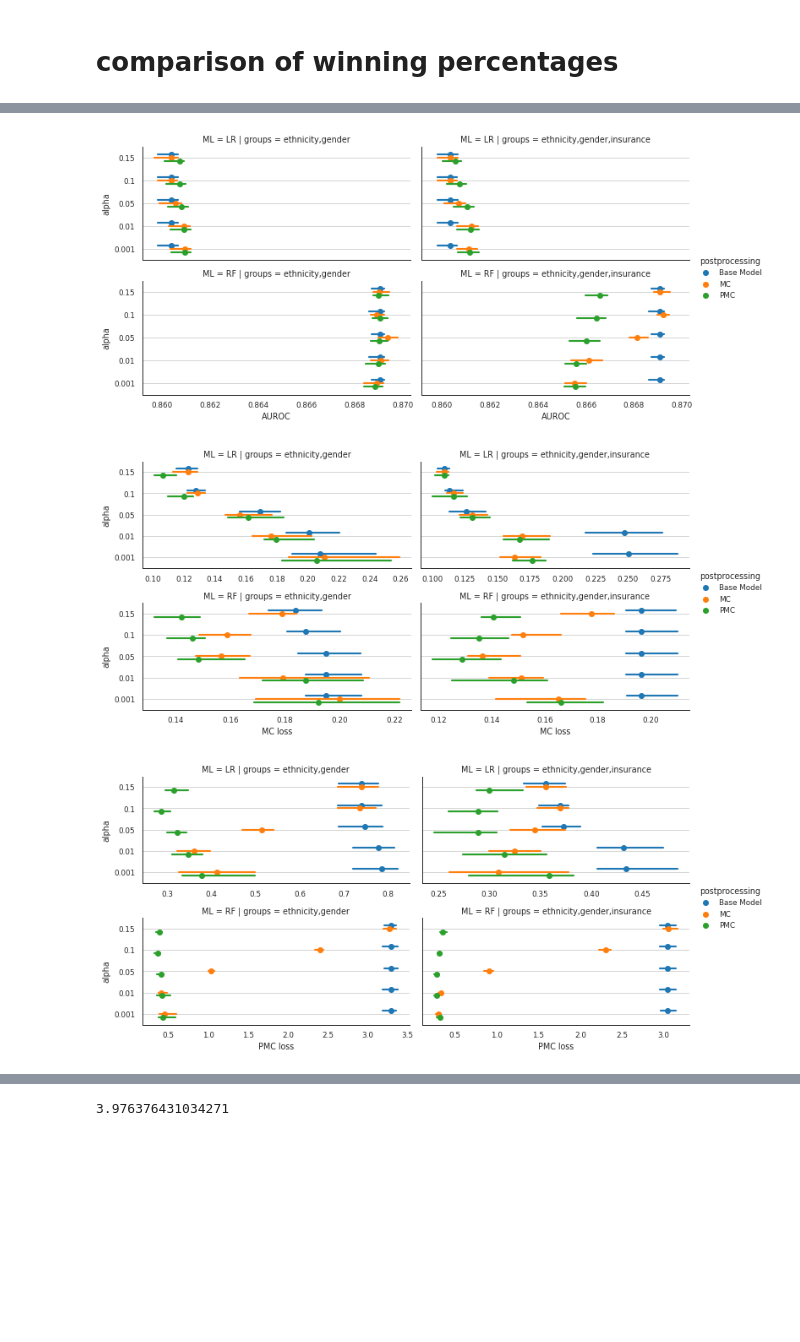
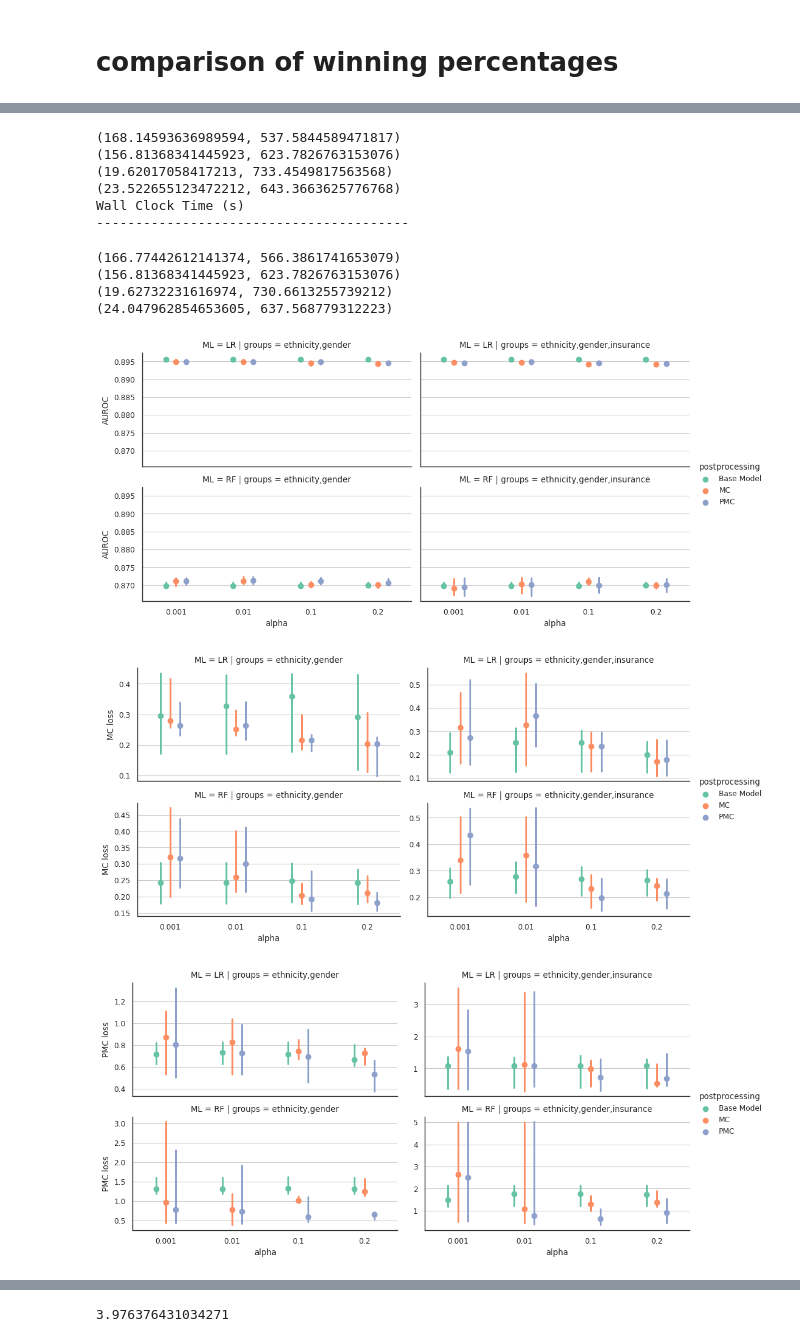
Before and after one commit to cavalab/proportional-multicalibration, a Jupyter notebook: notebooks/postprocess_MIMIC_experiment.ipynb, the cells around one changed output, grey strips where cells are left out. Drawn from its saved outputs; the diff is of its cells as text; code cells hidden in the pictures; blank space fills up the shorter version.

Commit message:
postprocessing upates, updates to experiment

```diff
--- a/notebooks/postprocess_MIMIC_experiment.ipynb
+++ b/notebooks/postprocess_MIMIC_experiment.ipynb
@@ -55,16 +60,21 @@ df_results['ML'] = df_results['algorithm'].apply(lambda x: x.split('_pmc')[0].sp
 df_results['postprocessing'] = df_results['algorithm'].apply(lambda x: 'MC-CV' if '_mc_cv' in x else x)
 df_results['postprocessing'] = df_results['postprocessing'].apply(lambda x: 'MC' if '_mc' in x else x)
 df_results['postprocessing'] = df_results['postprocessing'].apply(lambda x: 'PMC-CV' if '_pmc_cv' in x else x)
+df_results['postprocessing'] = df_results['postprocessing'].apply(lambda x: 'PMC-log' if '_pmc_log' in x else x)
 df_results['postprocessing'] = df_results['postprocessing'].apply(lambda x: 'PMC' if '_pmc' in x else x)
-df_results['postprocessing'] = df_results['postprocessing'].apply(lambda x: 'Base Model' if not x in ['MC','PMC','MC-CV','PMC-CV'] else x)
+df_results['postprocessing'] = df_results['postprocessing'].apply(
+    lambda x: 'Base Model' if 'MC' not in x else x
+)
 df_results.loc[df_results['ML']=='lr_cv','ML'] = 'LR'
 
 df_results['Wall Clock Time (s)'] = df_results['time_time']
+if 'n_updates' in df_results.columns:
+    df_results['# of Updates'] = df_results['n_updates']
 
 df_results['groups'] = df_results['groups'].apply(lambda x: ','.join(x) if isinstance(x,list) else x)
 # df_results = df_results.loc[df_results.n_bins==10]
-df_results = df_results.loc[df_results.groups!='ethnicity,gender,anchor_year_group']
-df_results = df_results.loc[df_results.gamma==0.05]
-df_results = df_results.loc[df_results.rho==0.001]
+# df_results = df_results.loc[df_results.groups!='ethnicity,gender,anchor_year_group']
+# df_results = df_results.loc[df_results.gamma==0.05]
+# df_results = df_results.loc[df_results.rho==0.001]
 df_results.groupby('algorithm')['random_state'].count()
 # %% [output]
@@ -134,7 +182,8 @@ nice_names = {
     'MC_loss_test':'MC loss',
     'PMC_loss_test':'PMC loss',
     'DC_loss_test':'DC loss',
-    'n_updates':'# of Updates'
+    'n_updates':'# of Updates',
+    '# updates':'# of Updates'
 }
 nice_levels = {
     'algorithm':{
@@ -298,18 +349,18 @@ def boot_med(x):
 
     return np.mean(x2)
 # %%
-sns.set_style('white')
 df_plt = df_results.copy()
-df_plt = df_plt.loc[df_results.rho==0.001]
+df_plt = df_plt.loc[df_results.rho==0.1]
 # df_plt = df_plt.loc[df_results.gamma==0.05]
-df_plt = df_plt.loc[df_results.n_bins==10]
-alpha_order=['0.15','0.1','0.05','0.01','0.001']
+# df_plt = df_plt.loc[df_results.n_bins==10]
+# alpha_order=['0.2','0.1','0.05','0.01','0.001']
+alpha_order = df_plt['alpha'].unique().sort()
 post_order=['Base Model','MC','PMC']
 ml_order=['LR','RF']
 group_order=['ethnicity,gender','ethnicity,gender,insurance']
 # df_plt = df_plt.loc[df_results.alpha.isin([0.001,0.01,0.1])]
 # df_plt = df_plt.copy().loc[df_results.gamma==0.1]
-df_plt['alpha'] = df_plt['alpha'].astype(str)
+# df_plt['alpha'] = df_plt['alpha'].astype(str)
 df_plt = df_plt.rename(columns=nice_names)
 for level,nicety in nice_levels.items():
     df_plt[level] = df_plt[level].apply(lambda x: nicety[x] if x in nicety else x)
@@ -318,41 +369,40 @@ for level,nicety in nice_levels.items():
 row,col,hue=('ML','groups','postprocessing')
 
 best_cfgs = []
-for m in [nice_names[t] if t in nice_names else t for t in test_metrics+['Wall Clock Time (s)','# of Updates']]:
-    losses = ['PMC loss', 'MC loss', 'DC loss'] if m in ['# of Updates','Wall Clock Time (s)'] else ['none']
+for m in [nice_names[t] if t in nice_names else t for t in test_metrics+['Wall Clock Time (s)']]:
+    losses = ['PMC loss', 'MC loss', 'DC loss'] if m in ['Wall Clock Time (s)'] else ['none']
     for loss in losses:
         print(m)
-        if m == '# of Updates':
-            hue_order=post_order[1:]
-        else:
-            hue_order=post_order
+        hue_order=post_order
         print('----------------------------------------')
         g=sns.catplot(
             kind='point',
-            dodge=.3 if m not in ['# of Updates','Wall Clock Time (s)'] else False,
+#             marker=hue,
+            dodge=.3 if m not in ['Wall Clock Time (s)'] else False,
             join=False,
             estimator=np.median,
             data=df_plt,
-            x=m,
-            y='alpha',
-            order=alpha_order,
+#             x=m,
+#             y='alpha',
+            y=m,
+            x='alpha',
+#             order=alpha_order,
             hue=hue,
-            marker=hue,
             hue_order=hue_order,
             row=row,
             row_order=ml_order,
             col=col,
             col_order=group_order,
-            sharex=True if m=='AUROC' else False,
+            sharey=True if m=='AUROC' else False,
             aspect=2,
             height=2.5
         )
 #         loss = 'PMC loss'
         for (ml,group),ax in g.axes_dict.items():
             ax.yaxis.grid(True)
-            if m == '# of Updates' or m == 'Wall Clock Time (s)':
-                xoff=3 if m == '# of Updates' else 1
-                yoff=-.1
+            if m == 'Wall Clock Time (s)':
+                yoff= 1
+                xoff=-.1
                 df = df_plt.copy().loc[(df_plt.ML==ml) & (df_plt.groups==group) & (df_plt.postprocessing.isin(hue_order))]
                 scores = df.groupby(['alpha','postprocessing'])[loss].median().reset_index()
                 best_idx = scores.groupby('postprocessing')[loss].idxmin()
@@ -361,14 +411,17 @@ for m in [nice_names[t] if t in nice_names else t for t in test_metrics+['Wall C
                     s = scores.loc[val]
                     a = s['alpha']
                     score = s[loss]
-                    y = alpha_order.index(a)
-                    x = boot_med(df.loc[(df.postprocessing==p) & (df.alpha==a)][m].values )
+                    try:
+                        x = alpha_order.index(a)
+                    except:
+                        continue
+                    y = boot_med(df.loc[(df.postprocessing==p) & (df.alpha==a)][m].values )
                     lossname=loss.split(' ')[0]
                     if p in ['MC','PMC']:
                         best_cfgs.append({
                             'metric': loss,
                             'Best Loss': score,
-                             m:x,
+                             m:y,
                             'alpha':a,
                             'postprocessing':p,
                             'ml':ml,
@@ -407,3 +459,13 @@ Wall Clock Time (s)
+(168.14593636989594, 537.5844589471817)
+(156.81368341445923, 623.7826763153076)
+(19.62017058417213, 733.4549817563568)
+(23.522655123472212, 643.3663625776768)
+Wall Clock Time (s)
+----------------------------------------
+(166.77442612141374, 566.3861741653079)
+(156.81368341445923, 623.7826763153076)
+(19.62732231616974, 730.6613255739212)
+(24.047962854653605, 637.568779312223)
-[figure, old version]
+[figure, new version]
-[figure, old version]
+[figure, new version]
-[figure, old version]
+[figure, new version]
```
Also changed, not shown: parts of 29 cells of this notebook, 7 other files.
